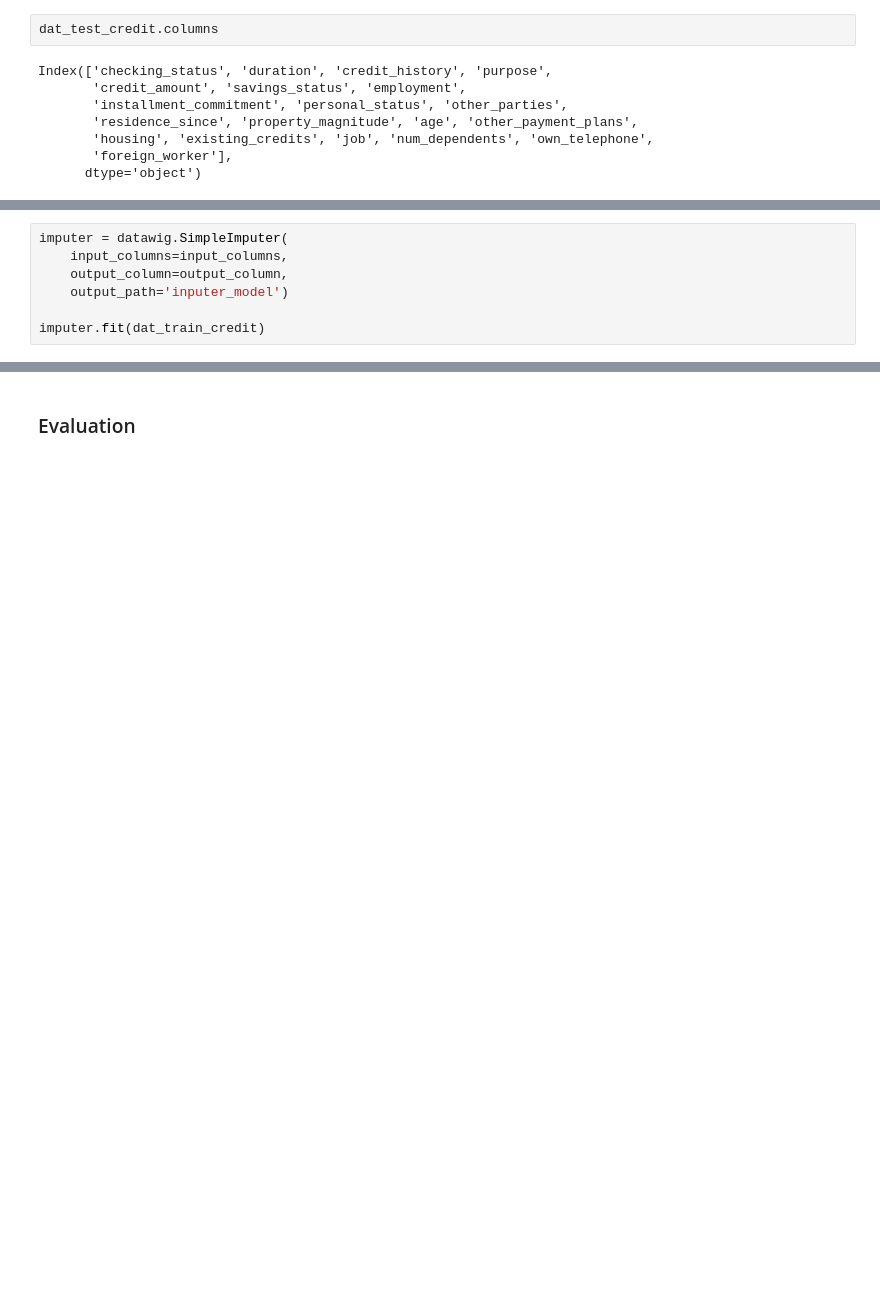
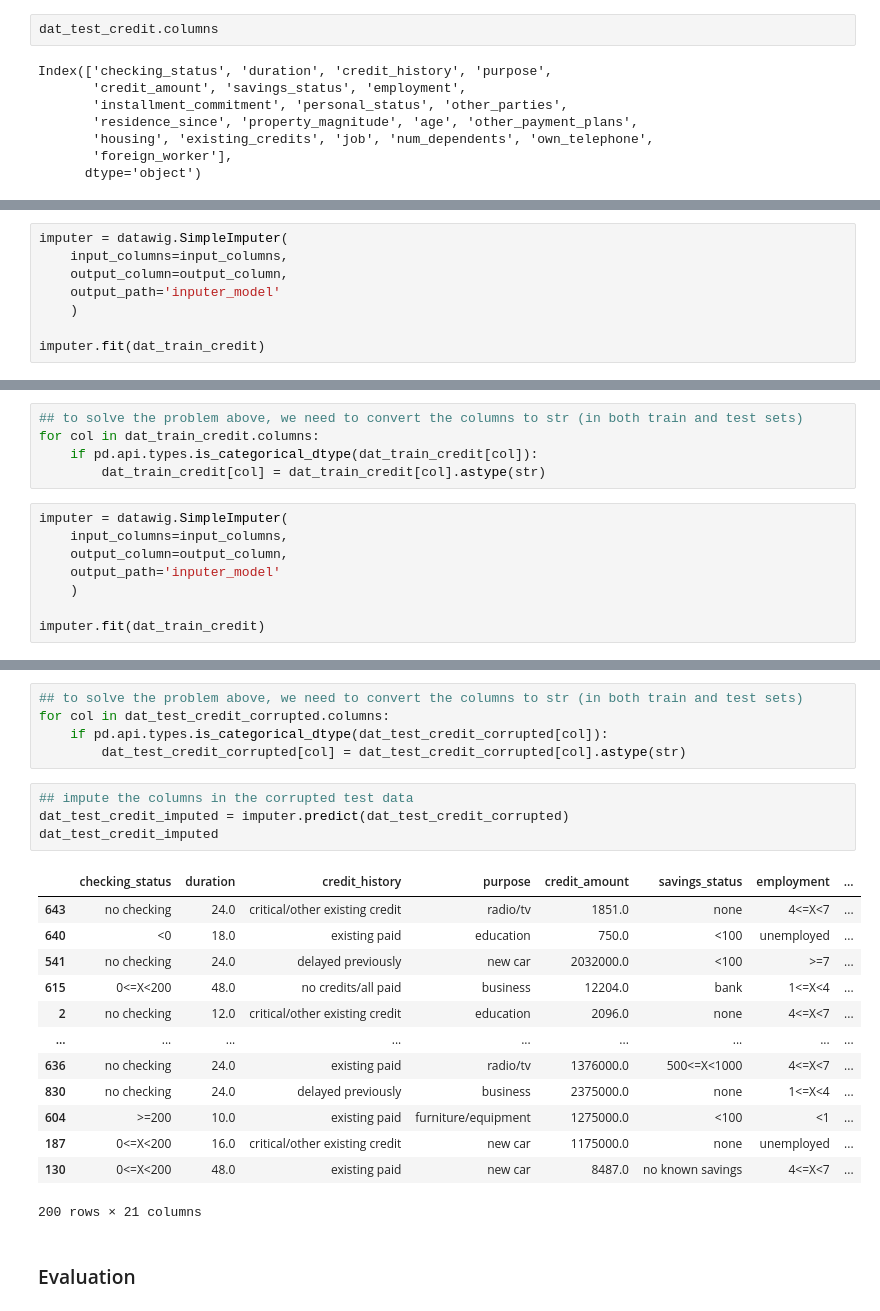
Before and after one commit to SharmaRupali/jenga, a Jupyter notebook: experimental_setup.ipynb, the cells around one changed output, grey strips where cells are left out. Drawn from its saved outputs; the diff is of its cells as text; blank space fills up the shorter version.

Commit message:
updated cleaning: datawig imputation (Wip)

```diff
--- a/experimental_setup.ipynb
+++ b/experimental_setup.ipynb
@@ -1220,7 +1247,8 @@ input_columns
 imputer = datawig.SimpleImputer(
     input_columns=input_columns,
     output_column=output_column,
-    output_path='inputer_model')
+    output_path='inputer_model'
+    )
 
 imputer.fit(dat_train_credit)
 # %% [output]
@@ -1240,0 +1264,13 @@ Categories (10, object): [new car < used car < furniture/equipment < radio/tv ..
+# %%
+## to solve the problem above, we need to convert the columns to str (in both train and test sets)
+for col in dat_train_credit.columns:
+    if pd.api.types.is_categorical_dtype(dat_train_credit[col]):
+        dat_train_credit[col] = dat_train_credit[col].astype(str)
+# %%
+imputer = datawig.SimpleImputer(
+    input_columns=input_columns,
+    output_column=output_column,
+    output_path='inputer_model'
+    )
+
+imputer.fit(dat_train_credit)
@@ -1241,3 +1333,26 @@ Categories (10, object): [new car < used car < furniture/equipment < radio/tv ..
+# %%
+## to solve the problem above, we need to convert the columns to str (in both train and test sets)
+for col in dat_test_credit_corrupted.columns:
+    if pd.api.types.is_categorical_dtype(dat_test_credit_corrupted[col]):
+        dat_test_credit_corrupted[col] = dat_test_credit_corrupted[col].astype(str)
+# %%
+## impute the columns in the corrupted test data
+dat_test_credit_imputed = imputer.predict(dat_test_credit_corrupted)
+dat_test_credit_imputed
+# %% [output]
+|  | checking_status | duration | credit_history | purpose | credit_amount | savings_status | employment | ... |
+| 643 | no checking | 24.0 | critical/other existing credit | radio/tv | 1851.0 | none | 4<=X<7 | ... |
+| 640 | <0 | 18.0 | existing paid | education | 750.0 | <100 | unemployed | ... |
+| 541 | no checking | 24.0 | delayed previously | new car | 2032000.0 | <100 | >=7 | ... |
+| 615 | 0<=X<200 | 48.0 | no credits/all paid | business | 12204.0 | bank | 1<=X<4 | ... |
+| 2 | no checking | 12.0 | critical/other existing credit | education | 2096.0 | none | 4<=X<7 | ... |
+| ... | ... | ... | ... | ... | ... | ... | ... | ... |
+| 636 | no checking | 24.0 | existing paid | radio/tv | 1376000.0 | 500<=X<1000 | 4<=X<7 | ... |
+| 830 | no checking | 24.0 | delayed previously | business | 2375000.0 | none | 1<=X<4 | ... |
+| 604 | >=200 | 10.0 | existing paid | furniture/equipment | 1275000.0 | <100 | <1 | ... |
+| 187 | 0<=X<200 | 16.0 | critical/other existing credit | new car | 1175000.0 | none | unemployed | ... |
+| 130 | 0<=X<200 | 48.0 | existing paid | new car | 8487.0 | no known savings | 4<=X<7 | ... |
+200 rows × 21 columns
 # %% [markdown]
 ### Evaluation
 # %%
```
Also changed, not shown: parts of 15 cells of this notebook.
